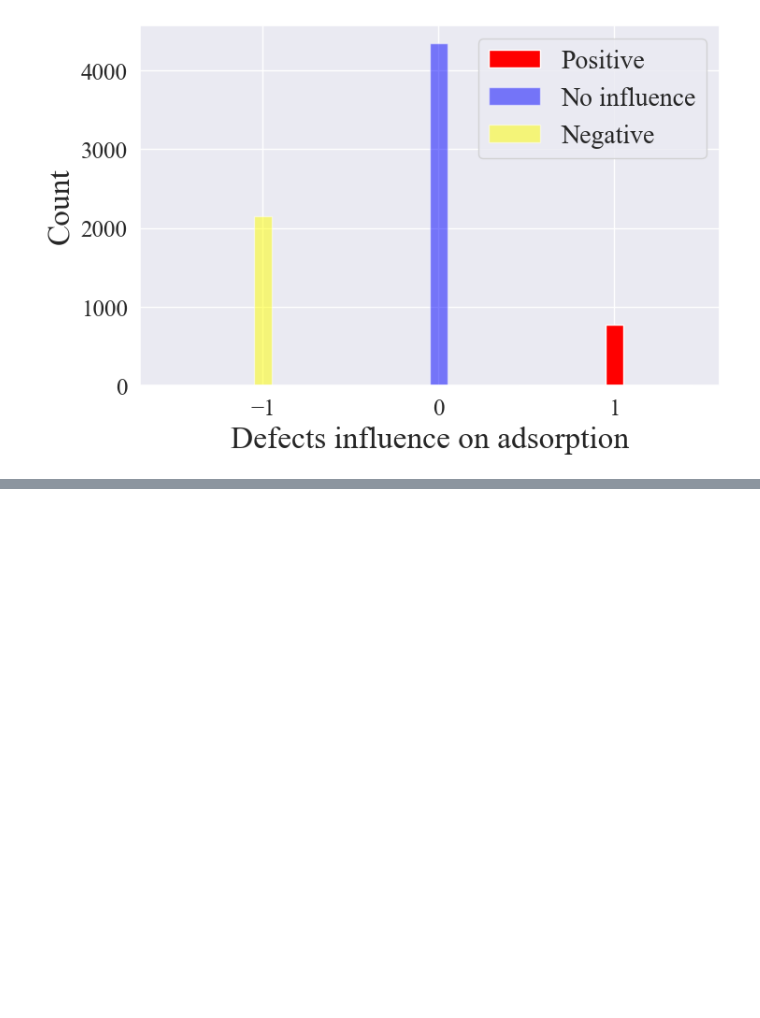
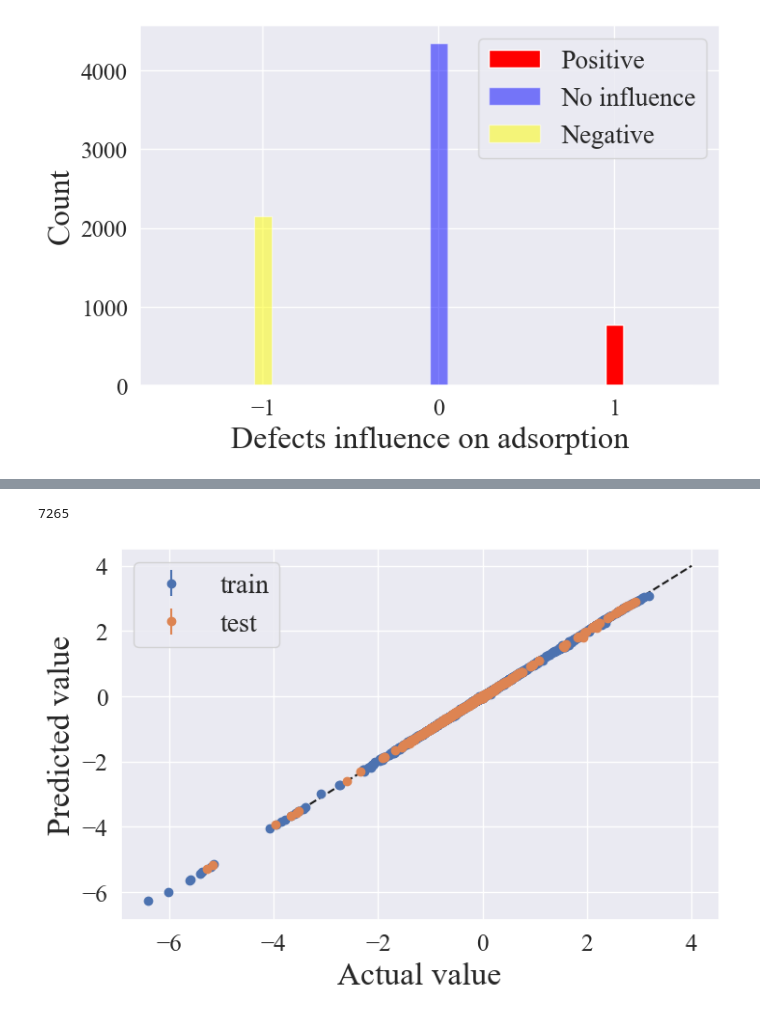
Before and after one commit to zyu331/ML_flex_defect, a Jupyter notebook: ST_defect_regression.ipynb, the cells around one changed output, grey strips where cells are left out. Drawn from its saved outputs; the diff is of its cells as text; code cells hidden in the pictures; blank space fills up the shorter version.

```diff
--- a/ST_defect_regression.ipynb
+++ b/ST_defect_regression.ipynb
@@ -226,0 +283,26 @@ Test Accuracy:  0.719029593943565
+# %%
+len(X_test)
+# %% [output]
+7265
+# %%
+best_gpr_model = grid_search.best_estimator_
+best_gpr_model.fit(X_train_regression, y_train_regression)
+y_test_predict, y_test_predict_std = best_gpr_model.predict(X_test_regression, return_std=True)
+y_train_predict, y_train_predict_std = best_gpr_model.predict(X_train_regression, return_std=True)
+
+fig, ax = plt.subplots()
+ax.errorbar(y_train_regression, y_train_predict,  yerr = y_train_predict_std, fmt='o', label="train")
+ax.errorbar(y_test_regression, y_test_predict, yerr = y_test_predict_std, fmt='o', label="test")
+ax.plot([-4,4],[-4,4],color='k',ls='--')
+ax.plot([])
+
+ax.legend()
+ax.set_xlabel('Actual value')
+ax.set_ylabel("Predicted value")
+
+from sklearn.metrics import r2_score
+r2_score(y_test_predict, y_test_regression)
+fig.savefig('fig/defect_regression.jpg',dpi=500,bbox_inches='tight')
+#plt.title("Gaussian process regression on noise-free dataset")
+# %% [output]
+[figure, added]
```
Also changed, not shown: parts of 4 cells of this notebook, 3 other files.
